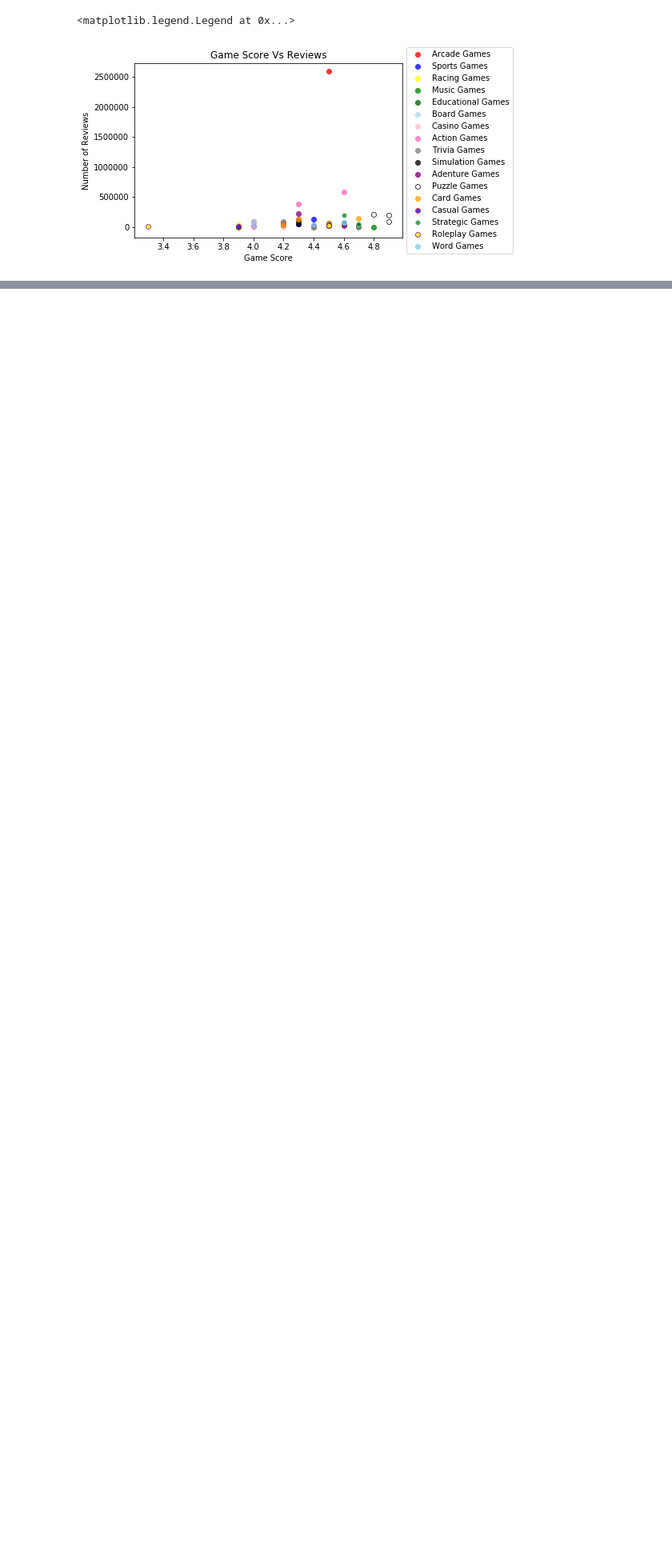
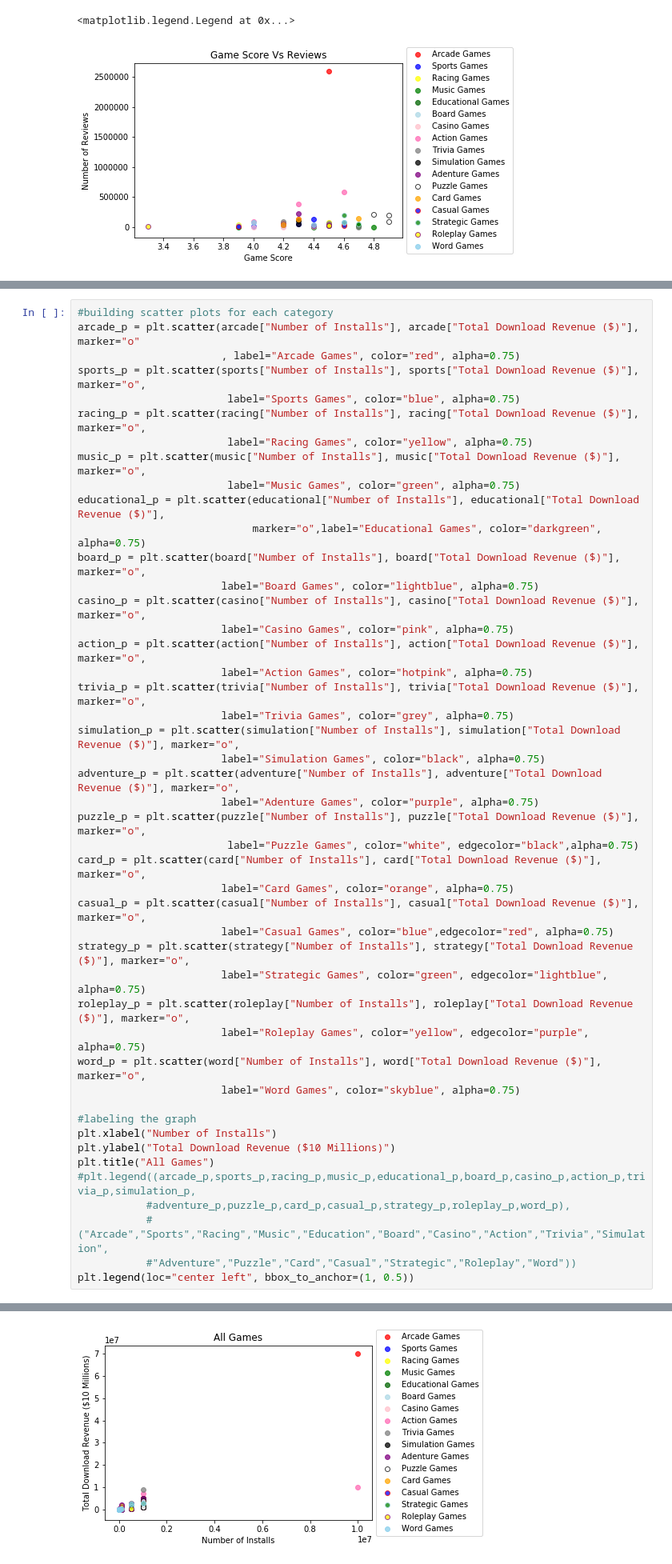
Before and after one commit to EmmanuelFabre/Play_Store_Analysis, a Jupyter notebook: Master Data Frame_EF.ipynb, the cells around one changed output, grey strips where cells are left out. Shown: that part at 80% size. Cells and saved outputs as stored; diff of their text form; blank space fills up the shorter version.

Commit message:
added plots of all games df

```diff
--- a/Master Data Frame_EF.ipynb
+++ b/Master Data Frame_EF.ipynb
@@ -537,0 +560,47 @@ plt.legend(loc="center left", bbox_to_anchor=(1, 0.5))
+# %%
+#building scatter plots for each category
+arcade_p = plt.scatter(arcade["Number of Installs"], arcade["Total Download Revenue ($)"], marker="o"
+                       , label="Arcade Games", color="red", alpha=0.75)
+sports_p = plt.scatter(sports["Number of Installs"], sports["Total Download Revenue ($)"], marker="o",
+                        label="Sports Games", color="blue", alpha=0.75)
+racing_p = plt.scatter(racing["Number of Installs"], racing["Total Download Revenue ($)"], marker="o",
+                        label="Racing Games", color="yellow", alpha=0.75)
+music_p = plt.scatter(music["Number of Installs"], music["Total Download Revenue ($)"], marker="o",
+                        label="Music Games", color="green", alpha=0.75)
+educational_p = plt.scatter(educational["Number of Installs"], educational["Total Download Revenue ($)"],
+                            marker="o",label="Educational Games", color="darkgreen", alpha=0.75)
+board_p = plt.scatter(board["Number of Installs"], board["Total Download Revenue ($)"], marker="o",
+                       label="Board Games", color="lightblue", alpha=0.75)
+casino_p = plt.scatter(casino["Number of Installs"], casino["Total Download Revenue ($)"], marker="o",
+                       label="Casino Games", color="pink", alpha=0.75)
+action_p = plt.scatter(action["Number of Installs"], action["Total Download Revenue ($)"], marker="o",
+                       label="Action Games", color="hotpink", alpha=0.75)
+trivia_p = plt.scatter(trivia["Number of Installs"], trivia["Total Download Revenue ($)"], marker="o",
+                       label="Trivia Games", color="grey", alpha=0.75)
+simulation_p = plt.scatter(simulation["Number of Installs"], simulation["Total Download Revenue ($)"], marker="o",
+                       label="Simulation Games", color="black", alpha=0.75)
+adventure_p = plt.scatter(adventure["Number of Installs"], adventure["Total Download Revenue ($)"], marker="o",
+                       label="Adenture Games", color="purple", alpha=0.75)
+puzzle_p = plt.scatter(puzzle["Number of Installs"], puzzle["Total Download Revenue ($)"], marker="o",
+                        label="Puzzle Games", color="white", edgecolor="black",alpha=0.75)
+card_p = plt.scatter(card["Number of Installs"], card["Total Download Revenue ($)"], marker="o",
+                       label="Card Games", color="orange", alpha=0.75)
+casual_p = plt.scatter(casual["Number of Installs"], casual["Total Download Revenue ($)"], marker="o",
+                       label="Casual Games", color="blue",edgecolor="red", alpha=0.75)
+strategy_p = plt.scatter(strategy["Number of Installs"], strategy["Total Download Revenue ($)"], marker="o",
+                       label="Strategic Games", color="green", edgecolor="lightblue", alpha=0.75)
+roleplay_p = plt.scatter(roleplay["Number of Installs"], roleplay["Total Download Revenue ($)"], marker="o",
+                       label="Roleplay Games", color="yellow", edgecolor="purple", alpha=0.75)
+word_p = plt.scatter(word["Number of Installs"], word["Total Download Revenue ($)"], marker="o",
+                       label="Word Games", color="skyblue", alpha=0.75)
+
+#labeling the graph
+plt.xlabel("Number of Installs")
+plt.ylabel("Total Download Revenue ($10 Millions)")
+plt.title("All Games")
+#plt.legend((arcade_p,sports_p,racing_p,music_p,educational_p,board_p,casino_p,action_p,trivia_p,simulation_p,
+           #adventure_p,puzzle_p,card_p,casual_p,strategy_p,roleplay_p,word_p),
+           #("Arcade","Sports","Racing","Music","Education","Board","Casino","Action","Trivia","Simulation",
+           #"Adventure","Puzzle","Card","Casual","Strategic","Roleplay","Word"))
+plt.legend(loc="center left", bbox_to_anchor=(1, 0.5))
+# %% [output]
@@ -537,0 +608 @@ plt.legend(loc="center left", bbox_to_anchor=(1, 0.5))
+[figure, added]
```
Also changed, not shown: parts of 6 cells of this notebook.
